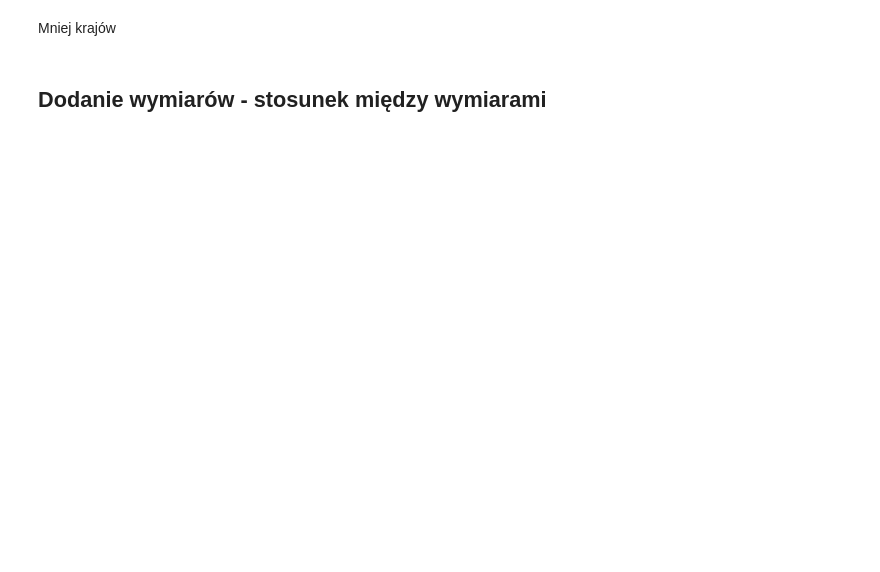
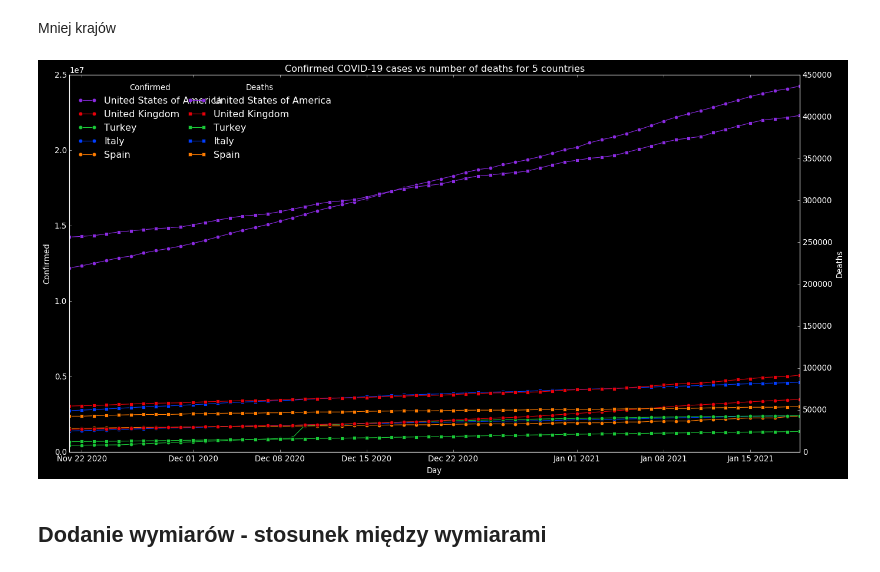
Before and after one commit to MichalKorzycki/PythonDataScience, a Jupyter notebook: 07.Wizualizacja_2z2.ipynb, the cells around one changed output. Cells and saved outputs as stored; diff of their text form; code cells hidden in the pictures; blank space fills up the shorter version.

Commit message:
(fix) Brakujace dane polowiczne; okres analizy na 60 dni

```diff
--- a/07.Wizualizacja_2z2.ipynb
+++ b/07.Wizualizacja_2z2.ipynb
@@ -397,7 +460,7 @@ raw_data
 - `DELTADAYS` - przy ustalaniu składu kolejnych `N` brana jest wartość `Confirmed` sprzed `DELTADAYS` dni. Przydaje się w sytuacji gdy nie "spłynęły" wszystkie dane dla bieżącego dnia
 ---
 # %%
-DAYS_WINDOW=46
+DAYS_WINDOW=60
 N=10
 SET=0
 ROLL=7
@@ -487,3 +550,12 @@ print("Przygotowane dane z %d dni dla %d krajów" %
       ( len(df["Date"].value_counts()), len(df["Country"].value_counts()) ))
 
 df.head()
+
+smaller_df = df[ df['Country'].isin(smaller_top_N)  ]
+smaller_df = smaller_df.sort_values(by=['Country', 'Date'])
+smaller_df.reset_index(drop=True, inplace=True)
+
+print("Po odfiltrowaniu mniejszych danych mamy %d rekordów i %d kolumn: %s" % ( smaller_df.shape[0],smaller_df.shape[1]," ".join(smaller_df.columns) ))
+print("Przygotowane mniejsze dane z %d dni dla %d krajów" %
+      ( len(smaller_df["Date"].value_counts()), len(smaller_df["Country"].value_counts()) ))
+smaller_df.head()
@@ -610,34 +719,36 @@ plotdata=smaller_df
 
 plt.figure(figsize=(20,10))
 plt.style.use("dark_background")
 
 chart = sns.lineplot(x='Day',
                      y='Confirmed',
                      hue='Country',linestyle='-', marker='o',
                      palette='bright',  markeredgecolor="black",
                      data=plotdata
                     )
 
 
-chart.set_title('Confirmed COVID-19 cases vs number of deaths for %d countries' % N)
+chart.set_title('Confirmed COVID-19 cases vs number of deaths for %d countries' % (N//2))
 
 handles, labels = fix_legend(chart)
 plt.legend(handles, labels, frameon=False, loc=2, title="Confirmed")
 
 ax2 = chart.twinx()
 
 chart2 = sns.lineplot(x='Day',
                      y='Deaths',
                      hue='Country', linestyle='-', marker='s',
                      palette='bright',    markeredgecolor="black",
                      data=plotdata,
                        ax=ax2
                     )
 
 handles, labels = fix_legend(chart2, marker="s")
 legend2 = plt.legend(handles, labels, loc=2, frameon=False, title="Deaths", bbox_to_anchor=(0.15, 1))
 
 plt.show();
+# %% [output]
+[figure, added]
 # %% [markdown]
 ## Dodanie wymiarów - stosunek między wymiarami
 # %%
```
Also changed, not shown: parts of 23 cells of this notebook.
